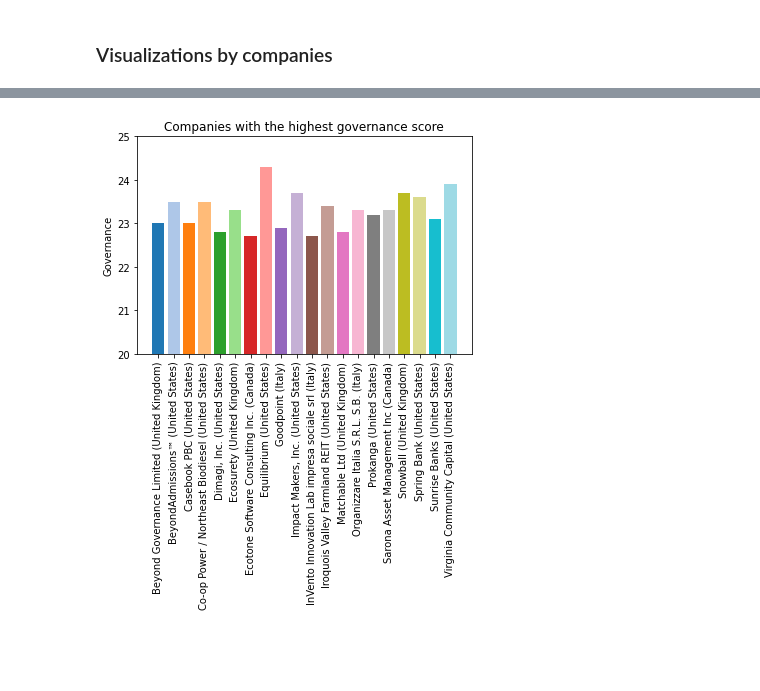
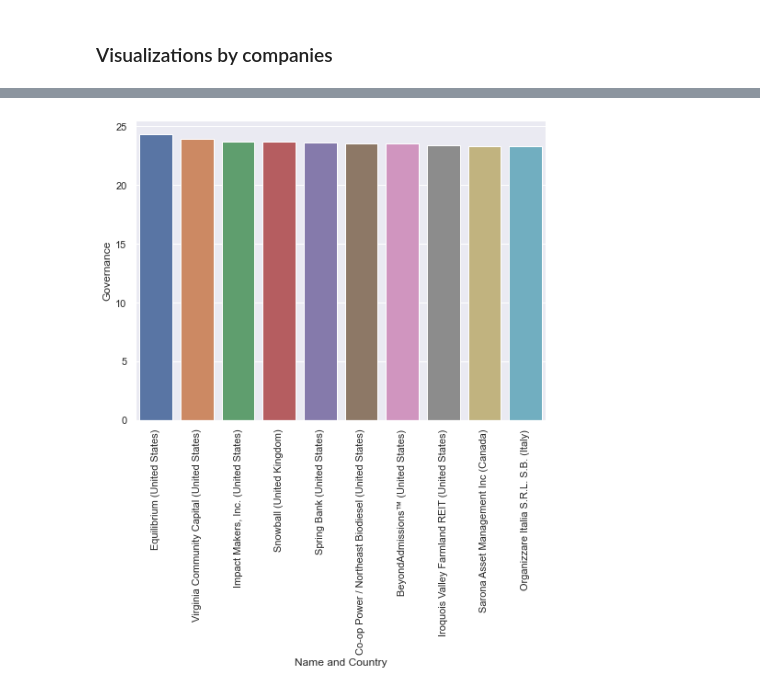
Before and after one commit to jordanamecler/BCorpsAnalysis, a Jupyter notebook: B Corps.ipynb, the cells around one changed output, grey strips where cells are left out. Drawn from its saved outputs; the diff is of its cells as text; code cells hidden in the pictures; blank space fills up the shorter version.

```diff
--- a/B Corps.ipynb
+++ b/B Corps.ipynb
@@ -10,6 +10,8 @@ import requests
 from bs4 import BeautifulSoup
 import matplotlib.pyplot as plt
 import plotly.graph_objects as go
+import seaborn as sns
+sns.set()
 # %% [markdown]
 Set SCRAPE = True to scrape website, or SCRAPE = False to use saved file (default is false)
 # %%
@@ -202 +194,7 @@ def plot_distributions(df, dist_column, type_column, title, ylabel, ylim=None):
+# %%
+def plot_dist(x, y, data, rotation=45):
+    plt.figure(figsize=(8,6))
+    sns.barplot(x=x, y=y, data=data)
+    plt.xticks(rotation=rotation)
+    plt.show()
 # %%
@@ -331,6 +329,6 @@ plot_distributions(companies_to_plot, 'Overall Score', 'Name and Country', 'Comp
 # %%
-companies_to_plot = complete_df[['Name and Country', 'Governance']].sort_values(by=['Governance'], ascending=False).head(20).sort_values(by=['Name and Country'], ascending=True)
-plot_distributions(companies_to_plot, 'Governance', 'Name and Country', 'Companies with the highest governance score', 'Governance Score', (20,25))
+companies_to_plot = complete_df[['Name and Country', 'Governance']].sort_values(by=['Governance'], ascending=False).head(10)
+plot_dist('Name and Country', 'Governance', companies_to_plot, 90)
 # %% [output]
-[figure, old version]
+[figure, new version]
 # %%
```
Also changed, not shown: parts of 12 cells of this notebook.
